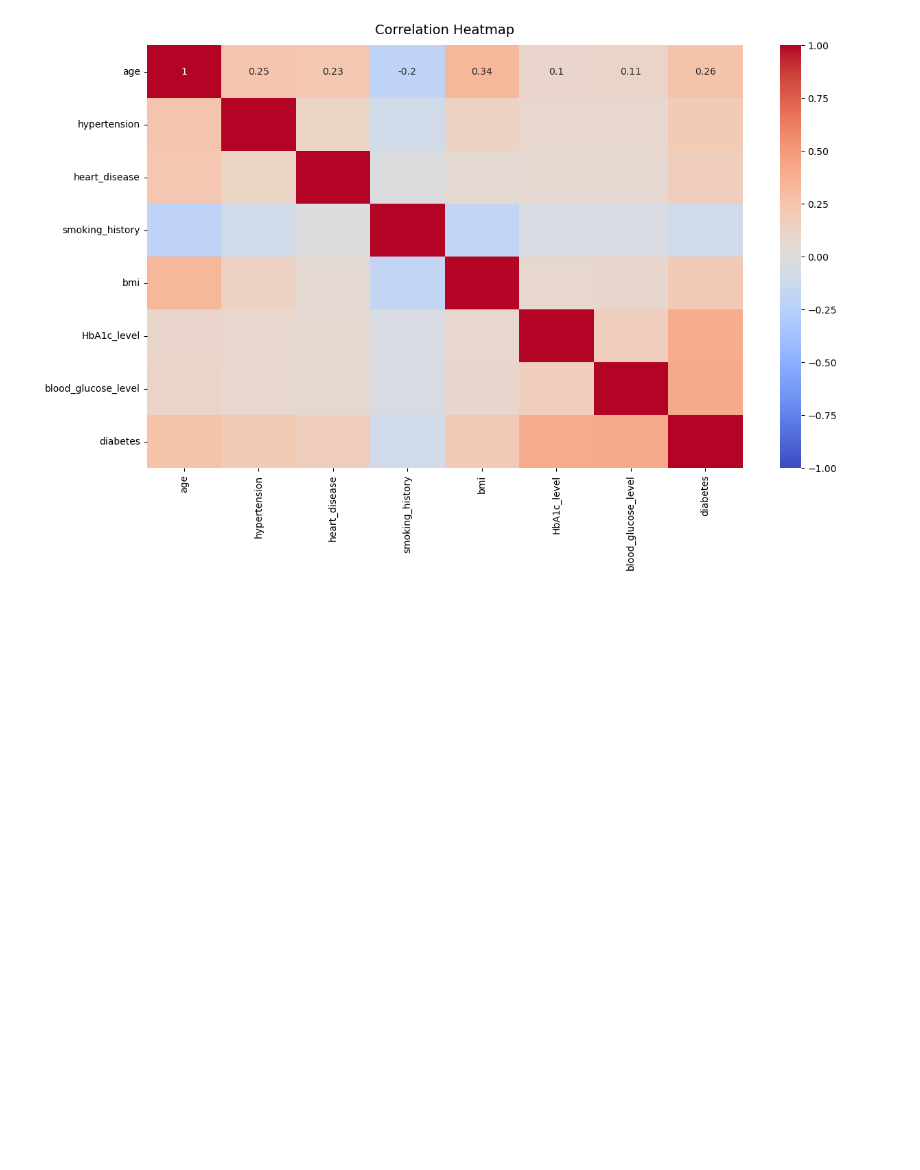
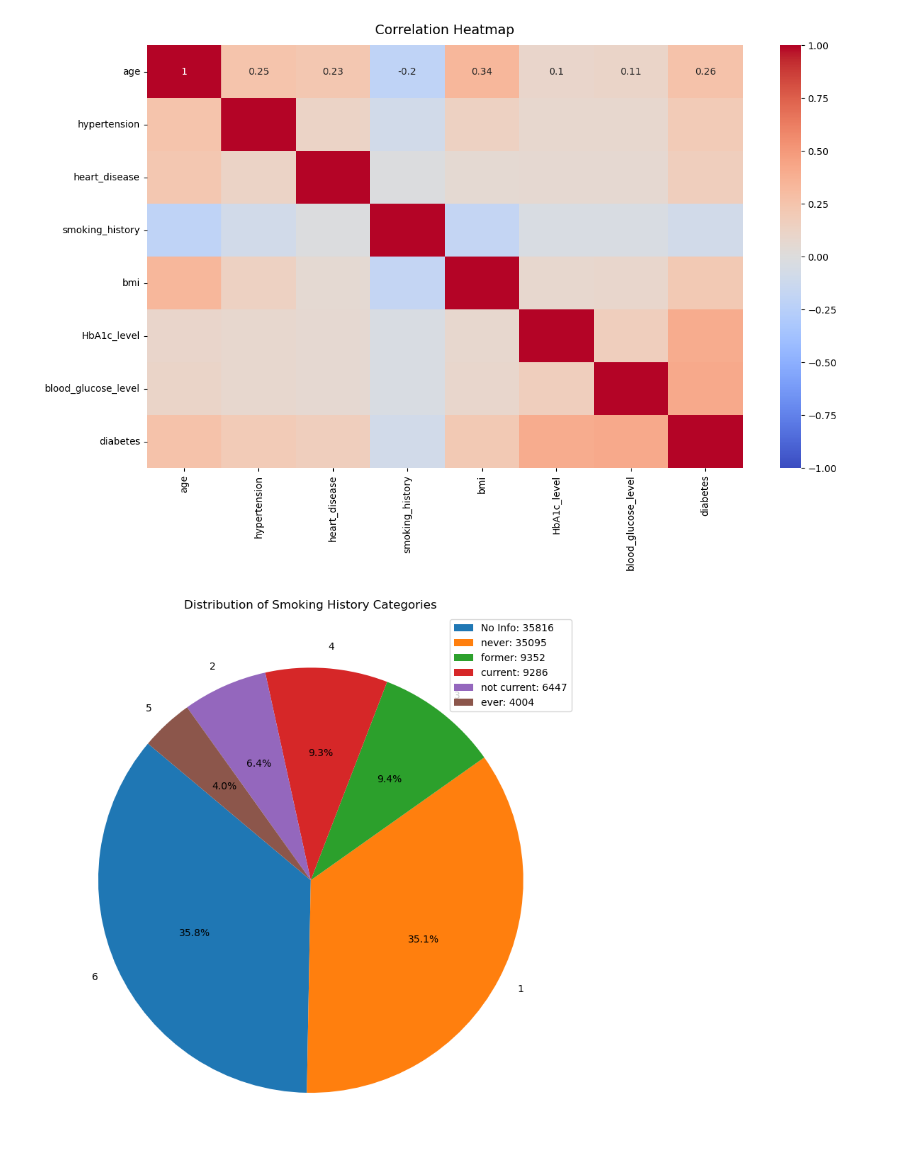
Before and after one commit to MattC04/Predicting_Diabetes, a Jupyter notebook: Predicting_Diabetes.ipynb, the cells around one changed output. Cells and saved outputs as stored; diff of their text form; code cells hidden in the pictures; blank space fills up the shorter version.

Commit message:
added  more visualizations

```diff
--- a/Predicting_Diabetes.ipynb
+++ b/Predicting_Diabetes.ipynb
@@ -33,4 +20,6 @@ Name: smoking_history, Length: 100000, dtype: int64
 # %%
+
+
 # Histogram Distribution of Age
 x = df['age']
 fig, axs = plt.subplots(1, 1, figsize=(10, 7), tight_layout=True)
@@ -51,33 +40,58 @@ norm = colors.Normalize(fracs.min(), fracs.max())
 for thisfrac, thispatch in zip(fracs, patches):
     color = plt.cm.viridis(norm(thisfrac))
     thispatch.set_facecolor(color)
 
 plt.xlabel("Age")
 plt.ylabel("Frequency")
 plt.title('Distribution of Age')
 plt.show()
 
 # PieChart of Gender Distribution
 gen_counts = df['gender'].value_counts()
 labels = ['Female', 'Male', 'Other']
 myexplode = [0.2, 0, 0]
 colors = ['tomato', 'royalblue', 'olive']
 plt.figure(figsize=(8, 8))
 plt.pie(gen_counts, labels=labels, colors=colors, explode=myexplode, shadow=True, autopct='%1.1f%%')
 plt.legend(labels, loc='upper right')
 plt.title('Gender Distribution')
 plt.show()
 
 # Correlation Heatmap
 df_updated = df.drop(columns=['gender'])
 plt.figure(figsize=(14, 8))
 heatmap = sns.heatmap(df_updated.corr(), cmap='coolwarm', vmin=-1, vmax=1, annot=True)
 heatmap.set_title('Correlation Heatmap', fontdict={'fontsize':14}, pad=12)
 plt.show()
+
+# piechart of smoking
+
+# Pie Chart of Smoking History
+counts = df['smoking_history'].value_counts()
+labels = counts.index
+sizes = counts.values
+colors = plt.cm.tab10.colors[:len(labels)]
+plt.figure(figsize=(16, 8))
+plt.pie(sizes, labels=labels, autopct='%1.1f%%', startangle=140, colors=colors)
+
+smoking_labels = {
+    1: 'never',
+    2: 'not current',
+    3: 'former',
+    4: 'current',
+    5: 'ever',
+    6: 'No Info'
+}
+legend_labels = [f"{smoking_labels[label]}: {size}" for label, size in zip(labels, sizes)]
+plt.legend(legend_labels, loc='upper right')
+plt.title('Distribution of Smoking History Categories')
+plt.tight_layout()
+plt.show()
 # %% [output]
 [figure]
 [figure]
 [figure]
+[figure, added]
 # %%
 # introduction to dataset, explain variables
     #FP, TP etc
```
Also changed, not shown: parts of 1 cell of this notebook.
